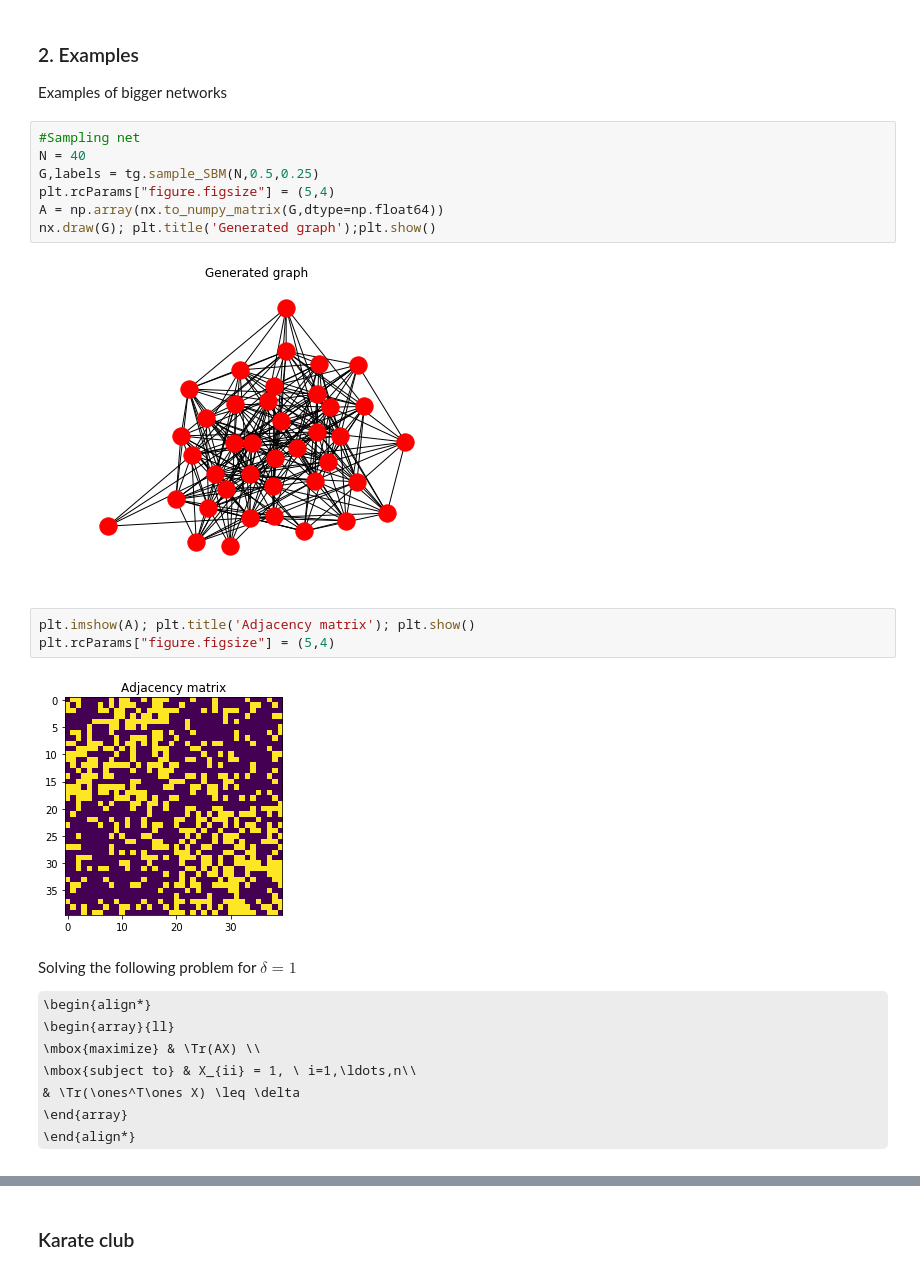
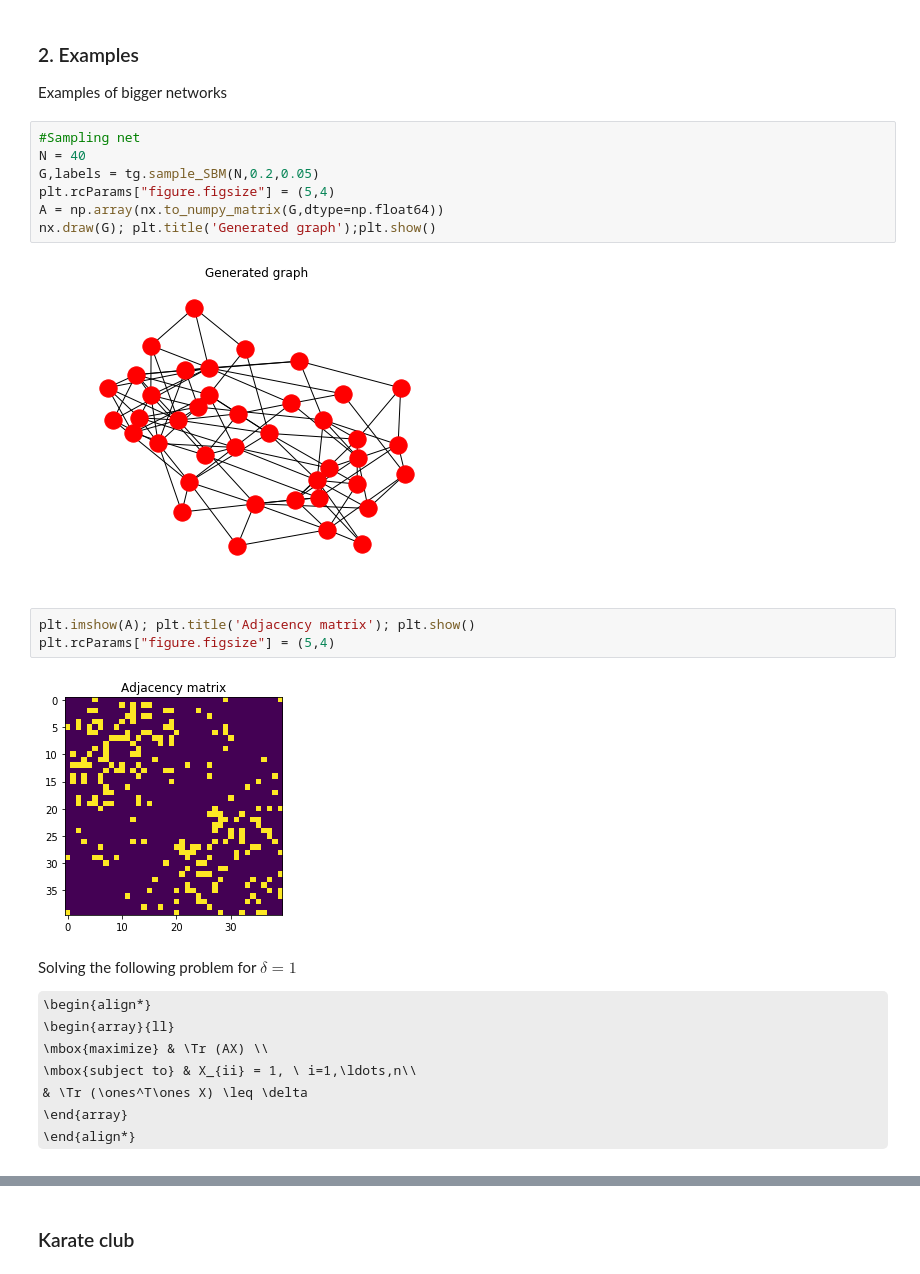
Before and after one commit to artuntun/SDP-clustering, a Jupyter notebook: code/notebooks/Commun_clustering.ipynb, the cells around one changed output, grey strips where cells are left out. Cells and saved outputs as stored; diff of their text form; some formulas as TeX source.

```diff
--- a/code/notebooks/Commun_clustering.ipynb
+++ b/code/notebooks/Commun_clustering.ipynb
@@ -87,25 +87,25 @@ Examples of bigger networks
 # %%
 #Sampling net
 N = 40
-G,labels = tg.sample_SBM(N,0.5,0.25)
+G,labels = tg.sample_SBM(N,0.2,0.05)
 plt.rcParams["figure.figsize"] = (5,4)
 A = np.array(nx.to_numpy_matrix(G,dtype=np.float64))
 nx.draw(G); plt.title('Generated graph');plt.show()
 # %% [output]
-[figure, old version]
+[figure, new version]
 # %%
 plt.imshow(A); plt.title('Adjacency matrix'); plt.show()
 plt.rcParams["figure.figsize"] = (5,4)
 # %% [output]
-[figure, old version]
+[figure, new version]
 # %% [markdown]
 Solving the following problem for $\delta = 1$
 
 \begin{align*}
     \begin{array}{ll}
-    \mbox{maximize} & \Tr(AX) \\
+    \mbox{maximize} & \Tr (AX) \\
     \mbox{subject to} & X_{ii} = 1, \ i=1,\ldots,n\\
-                      & \Tr(\ones^T\ones X) \leq \delta
+                      & \Tr (\ones^T\ones X) \leq \delta
     \end{array}
 \end{align*}
 # %%
```
Also changed, not shown: parts of 24 cells of this notebook, 13 other files.
